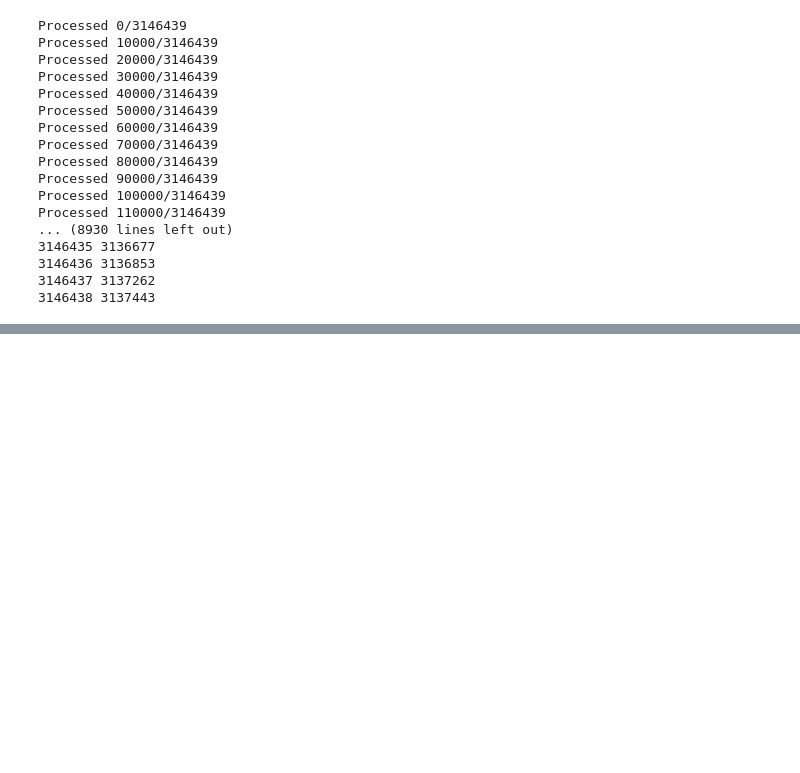
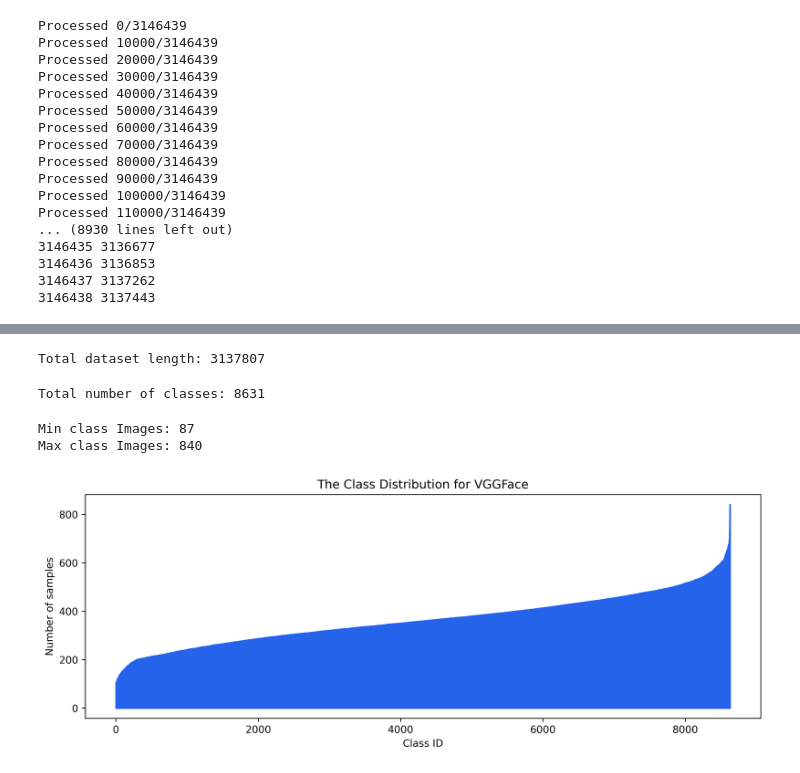
Before and after one commit to Thoalfeqar-gata/Multitask-face-analysis, a Jupyter notebook: data preparation notebooks/vggface extraction script.ipynb, the cells around one changed output, grey strips where cells are left out. Saved outputs shown, nothing was run; the diff lists cells and outputs as text; code cells hidden in the pictures; blank space fills up the shorter version.

Commit message:
Added VGGFace and edited the markdown for glint360k

```diff
--- a/data preparation notebooks/vggface extraction script.ipynb
+++ b/data preparation notebooks/vggface extraction script.ipynb
@@ -52,5 +81,3 @@ Processed 110000/3146439
 3146436 3136853
 3146437 3137262
 3146438 3137443
-# %%
-output_dir = os.path.join('..', 'data', 'datasets', 'face recognition', 'VGG-Face', 'aligned')
@@ -69,0 +95,2 @@ images, identities
+# %%
+db_dir = os.path.split(output_dir)[0]
@@ -69,0 +114,33 @@ images, identities
+# %%
+labels = pd.read_csv(os.path.join(db_dir, 'labels.csv'))
+# %%
+print(f"Total dataset length: {len(labels)}")
+# %% [output]
+Total dataset length: 3137807
+# %%
+print(f'Total number of classes: {len(labels.label.unique())}')
+# %% [output]
+Total number of classes: 8631
+# %%
+classes, counts = np.unique(labels.label, return_counts = True)
+sorted = np.argsort(counts)
+counts = counts[sorted]
+# %%
+print(f'Min class Images: {np.min(counts)}')
+print(f'Max class Images: {np.max(counts)}')
+# %% [output]
+Min class Images: 87
+Max class Images: 840
+# %%
+plt.figure(figsize = (12, 4), dpi = 450)
+plt.plot(classes, counts, color = "#2563eb")
+plt.fill_between(classes, counts, color = "#2563eb", linewidth = 1.5)
+plt.title('The Class Distribution for VGGFace')
+plt.xlabel('Class ID')
+plt.ylabel('Number of samples')
+plt.savefig(
+    os.path.join('..', 'data', 'figures', 'Face Recognition', 'VGGFace', 'The Class Distribution for VGGFace')
+)
+plt.show()
+# %% [output]
+[figure, added]
```
Also changed, not shown: parts of 12 cells of this notebook.
